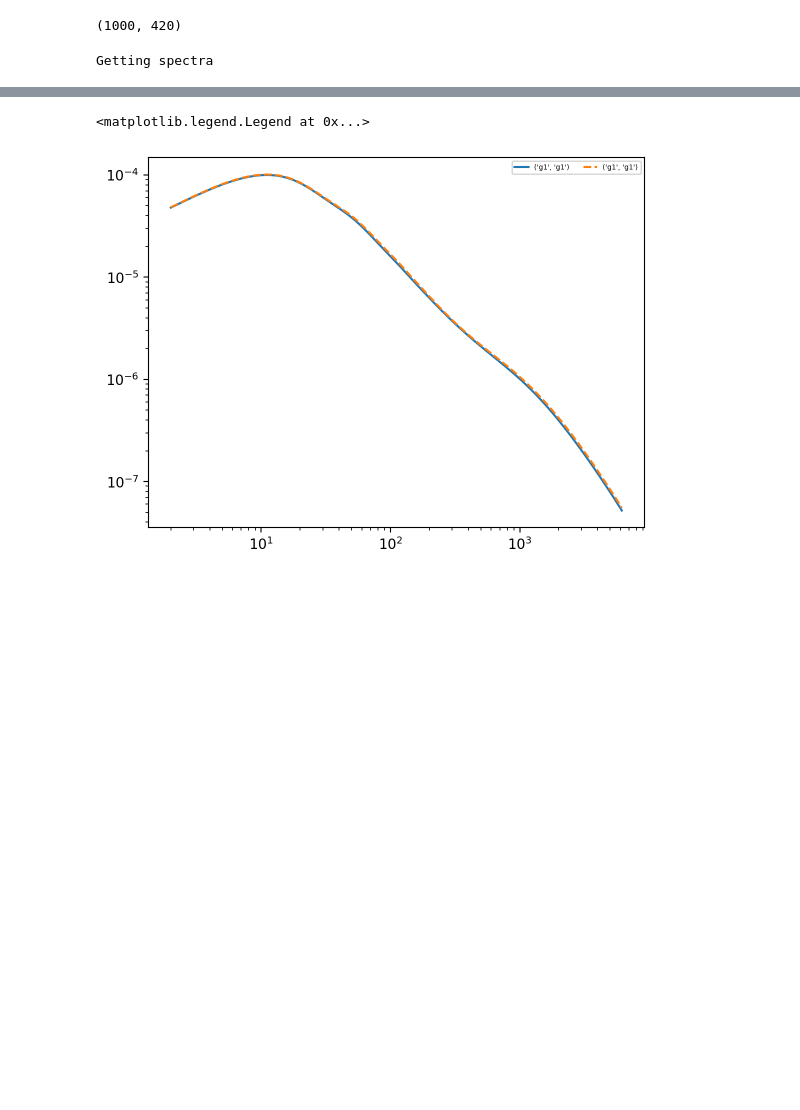
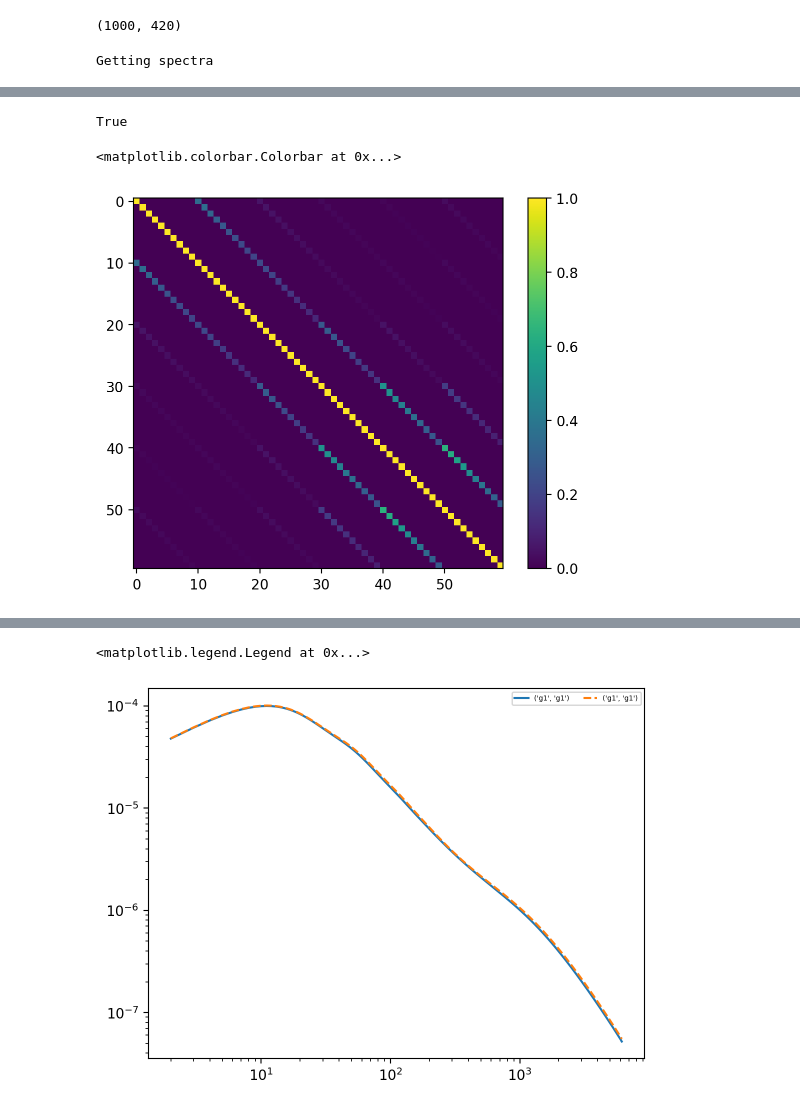
Before and after one commit to Saladino93/angularcls, a Jupyter notebook: examples/desY3/spectrafordesY3.ipynb, the cells around one changed output, grey strips where cells are left out. Drawn from its saved outputs; the diff is of its cells as text; code cells hidden in the pictures; blank space fills up the shorter version.

```diff
--- a/examples/desY3/spectrafordesY3.ipynb
+++ b/examples/desY3/spectrafordesY3.ipynb
@@ -266,0 +297,41 @@ Proj.ws.shape
+# %%
+def get_cov(Result, a, b, c, d, ells, fsky, noise):
+
+    cov = ((Result.get(a, c)+noise(a, c, fsky, ells))*(Result.get(b, d)+noise(b, d, fsky, ells)))
+    cov += ((Result.get(a, d)+noise(a, d, fsky, ells))*(Result.get(b, c)+noise(b, c, fsky, ells)))
+
+    deltaell = ells[1]-ells[0]
+
+    Nmodes = (2*ells+1)*deltaell*fsky
+
+    cov /= Nmodes
+
+    return cov
+# %%
+Nells = len(ells)
+blockgg = np.zeros((Nz*Nells, Nz*Nells))
+blockkg = np.zeros((Nz*Nells, Nz*Nells))
+blockggkg = np.zeros((Nz*Nells, Nz*Nells))
+# %%
+fsky = 0.1
+# %%
+for i, g1 in enumerate(galnames):
+    for j, g2 in enumerate(galnames[i:]):
+        j += i
+        blockgg[i*Nells:(i+1)*Nells, j*Nells:(j+1)*Nells] = np.diag(get_cov(Result, g1, g2, g1, g2, ells, fsky, noise))
+        blockkg[i*Nells:(i+1)*Nells, j*Nells:(j+1)*Nells] = np.diag(get_cov(Result, g1, 'k', g2, 'k', ells, fsky, noise))
+        blockggkg[i*Nells:(i+1)*Nells, j*Nells:(j+1)*Nells] = np.diag(get_cov(Result, g2, g2, g1, "k", ells, fsky, noise))
+
+blockkg = blockkg + blockkg.T
+blockggkg = blockggkg + blockggkg.T
+blockgg = blockgg + blockgg.T
+# %%
+np.all(blockggkg == blockggkg.T)
+# %% [output]
+True
+# %%
+plt.imshow(blockggkg/np.sqrt(np.outer(np.diag(blockggkg), np.diag(blockggkg))))
+plt.colorbar()
+# %% [output]
+<matplotlib.colorbar.Colorbar at 0x...>
+[figure, added]
```
Also changed, not shown: parts of 21 cells of this notebook, 1 other file.
